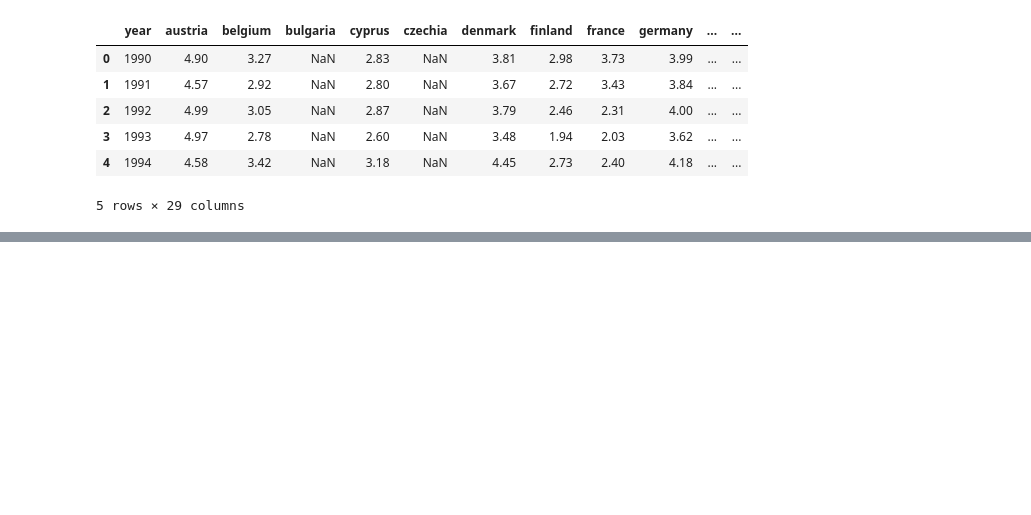
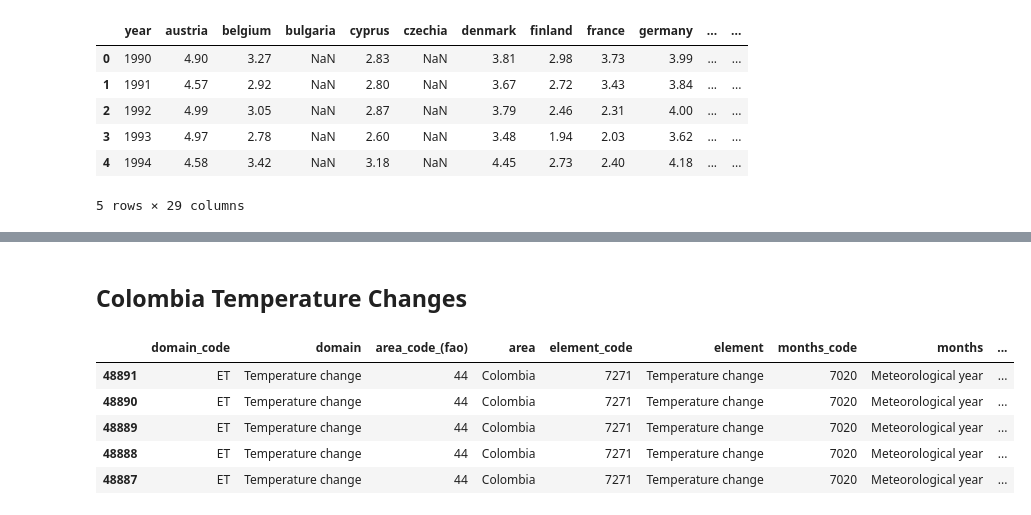
Before and after one commit to sanghyuns/Climate_Change_vs_Coffee_Production, a Jupyter notebook: capparelli.ipynb, the cells around one changed output, grey strips where cells are left out. Cells and saved outputs as stored; diff of their text form; code cells hidden in the pictures; blank space fills up the shorter version.

```diff
--- a/capparelli.ipynb
+++ b/capparelli.ipynb
@@ -45,0 +69,2 @@ retail_prices.head()
+# %% [markdown]
+## Colombia Temperature Changes
@@ -45,0 +81,9 @@ retail_prices.head()
+# %%
+colombia_yearly_temp_change.head()
+# %% [output]
+|  | domain_code | domain | area_code_(fao) | area | element_code | element | months_code | months | ... |
+| 48891 | ET | Temperature change | 44 | Colombia | 7271 | Temperature change | 7020 | Meteorological year | ... |
+| 48890 | ET | Temperature change | 44 | Colombia | 7271 | Temperature change | 7020 | Meteorological year | ... |
+| 48889 | ET | Temperature change | 44 | Colombia | 7271 | Temperature change | 7020 | Meteorological year | ... |
+| 48888 | ET | Temperature change | 44 | Colombia | 7271 | Temperature change | 7020 | Meteorological year | ... |
+| 48887 | ET | Temperature change | 44 | Colombia | 7271 | Temperature change | 7020 | Meteorological year | ... |
```
Also changed, not shown: parts of 22 cells of this notebook, 3 other files.
